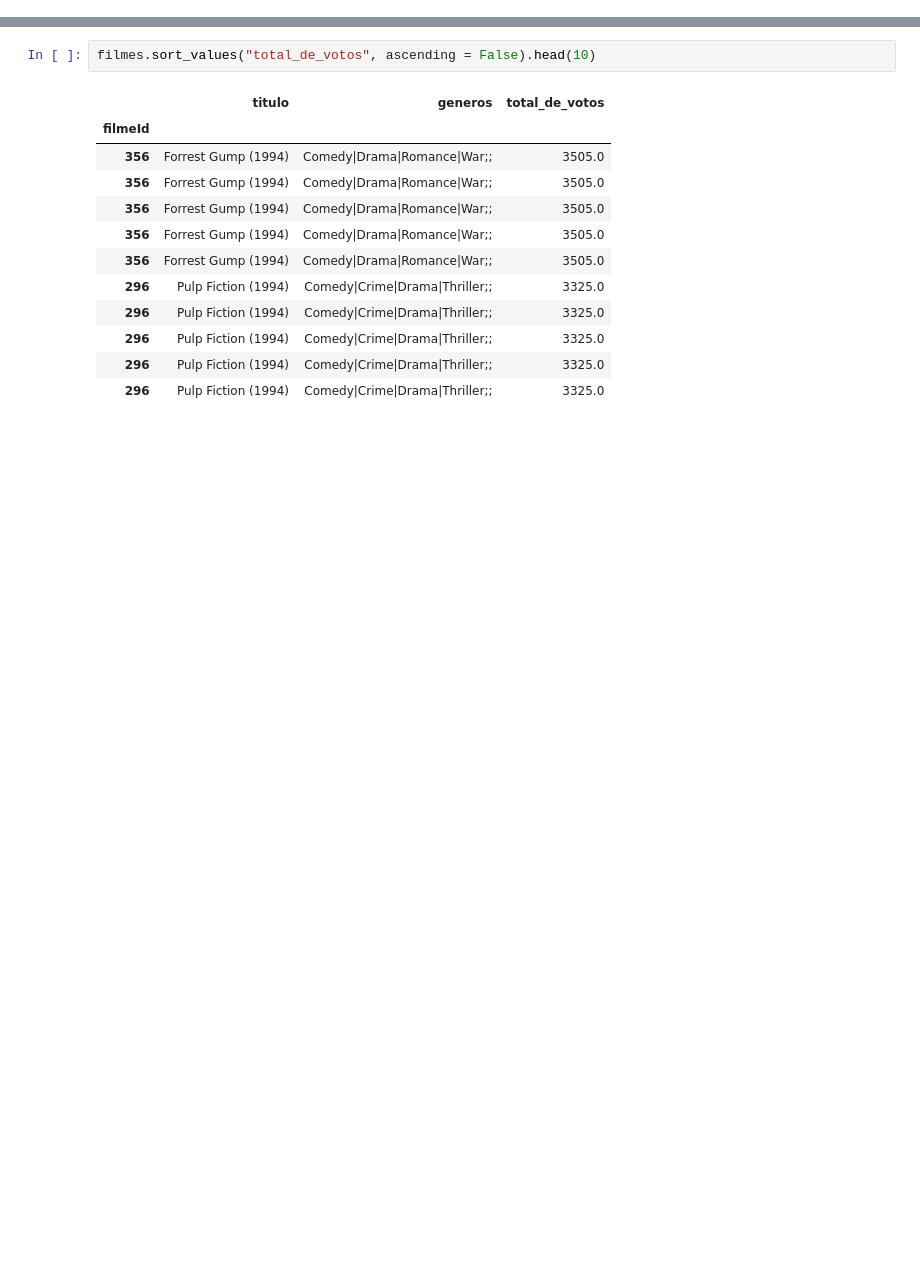
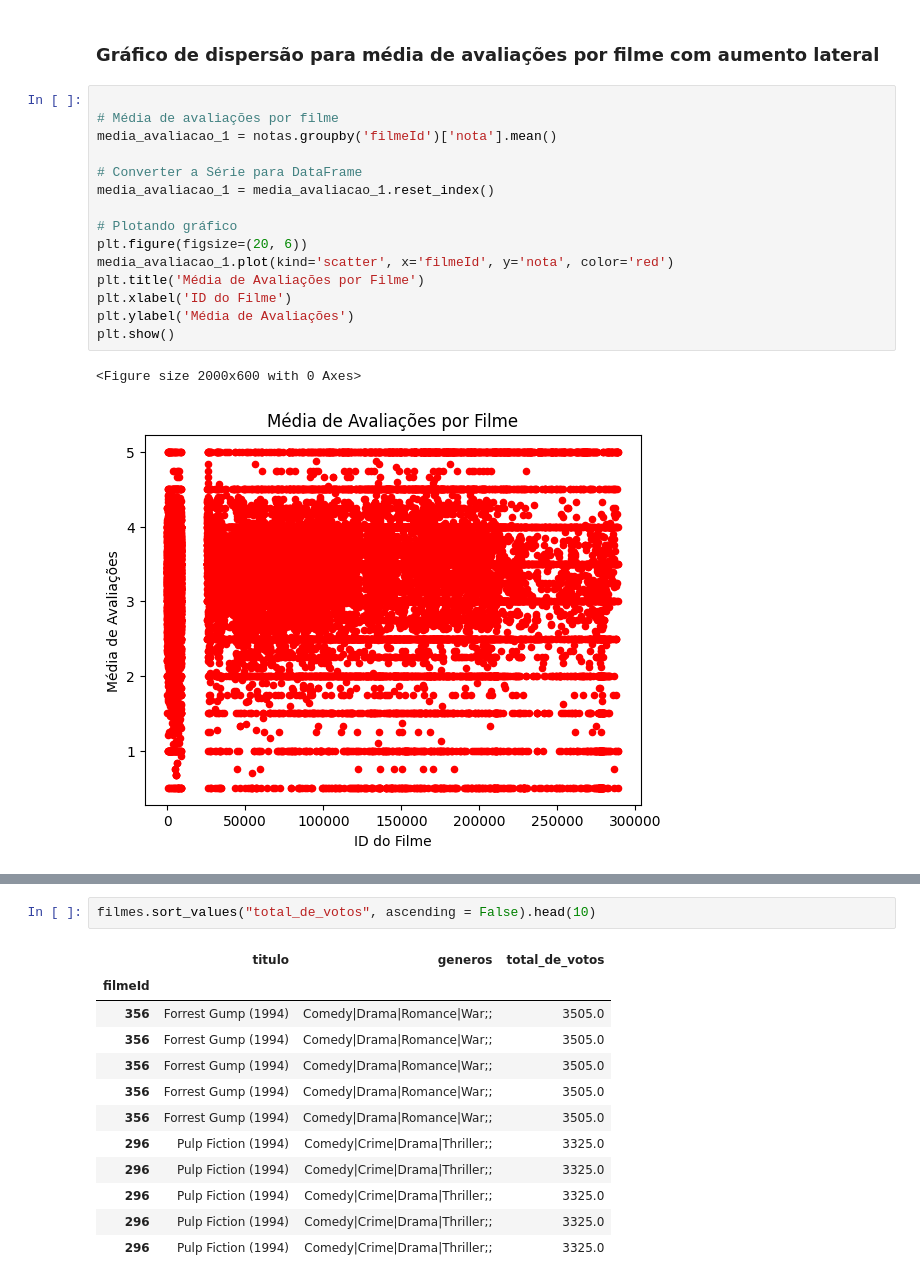
Before and after one commit to jvtsp/Mackenzie_projeto_aplicado_3, a Jupyter notebook: Recomendacao_KNN.ipynb, the cells around one changed output, grey strips where cells are left out. Saved outputs shown, nothing was run; the diff lists cells and outputs as text; blank space fills up the shorter version.

```diff
--- a/Recomendacao_KNN.ipynb
+++ b/Recomendacao_KNN.ipynb
@@ -67,0 +271,20 @@ notas.describe()
+# %% [markdown]
+### Gráfico de dispersão para média de avaliações por filme com aumento lateral
+# %%
+
+# Média de avaliações por filme
+media_avaliacao_1 = notas.groupby('filmeId')['nota'].mean()
+
+# Converter a Série para DataFrame
+media_avaliacao_1 = media_avaliacao_1.reset_index()
+
+# Plotando gráfico
+plt.figure(figsize=(20, 6))
+media_avaliacao_1.plot(kind='scatter', x='filmeId', y='nota', color='red')
+plt.title('Média de Avaliações por Filme')
+plt.xlabel('ID do Filme')
+plt.ylabel('Média de Avaliações')
+plt.show()
+# %% [output]
+<Figure size 2000x600 with 0 Axes>
+[figure, added]
```
Also changed, not shown: parts of 139 cells of this notebook, 4 other files.
